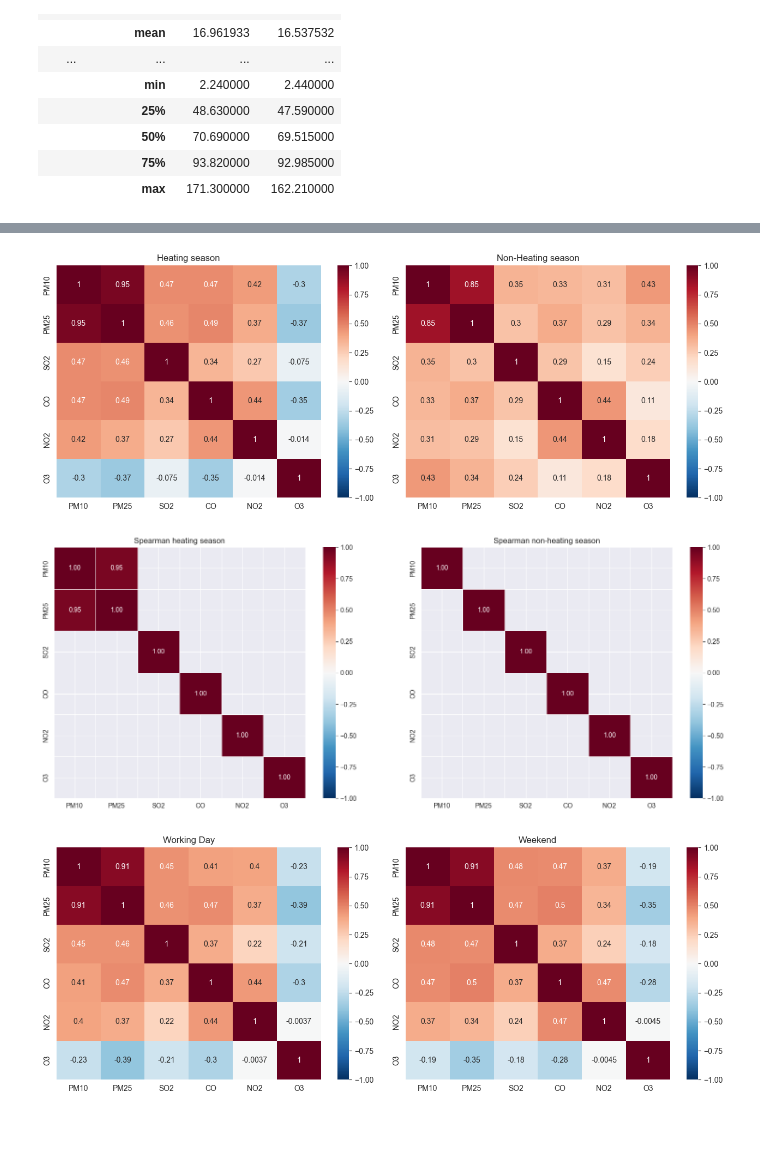
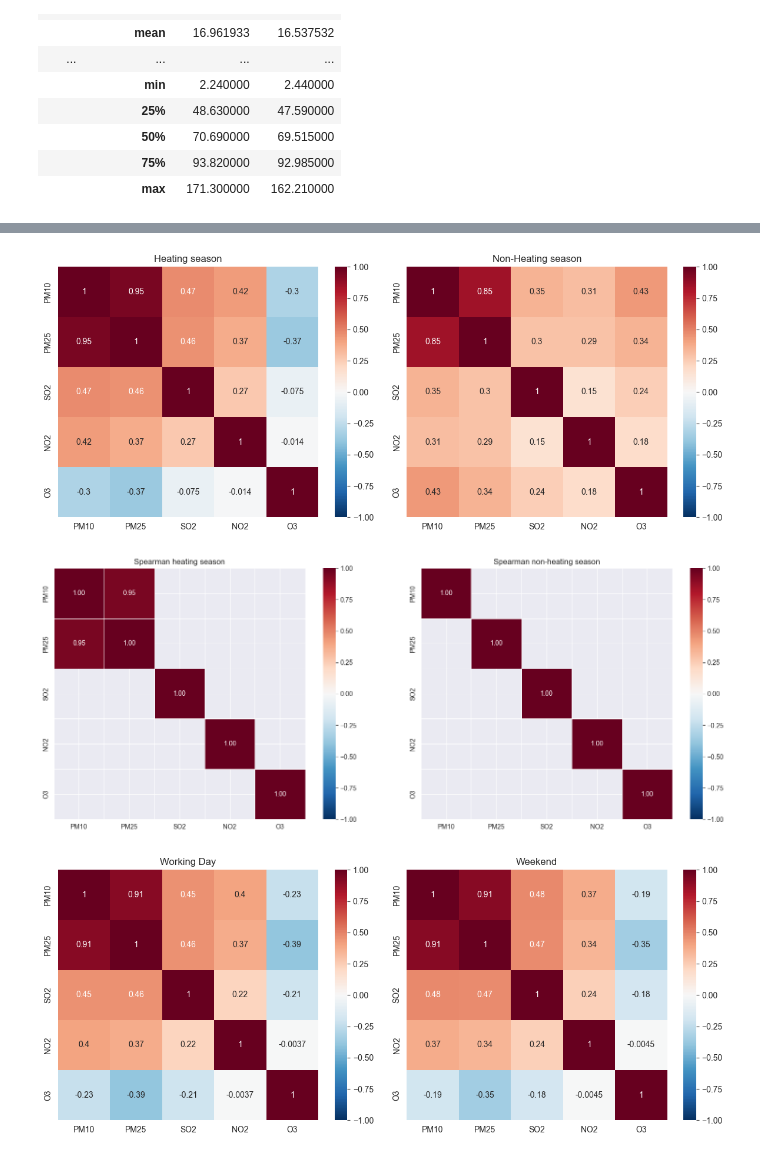
Before and after one commit to OlaHodera/Predictive-modeling-of-air-pollution-indicators-, a Jupyter notebook: EDA_of_gios.ipynb, the cells around one changed output, grey strips where cells are left out. Saved outputs shown, nothing was run; the diff lists cells and outputs as text; code cells hidden in the pictures; blank space fills up the shorter version.

```diff
--- a/EDA_of_gios.ipynb
+++ b/EDA_of_gios.ipynb
@@ -122,5 +80,5 @@ Total: 398
 # %%
-POLLUTANTS = ["PM10", "PM25", "SO2", "CO", "NO2", "O3"]
+POLLUTANTS = ["PM10", "PM25", "SO2", "NO2", "O3"]
 # %%
 missing_corr = df[POLLUTANTS].isnull().corr()
 mask = np.triu(np.ones_like(missing_corr, dtype=bool))
@@ -499,19 +453,19 @@ df_weekday = df[df['Working_day'] == 'working-day']
 # %%
 corr_heating = df_heating[POLLUTANTS].corr(method='spearman')
 corr_non_heating = df_non_heating[POLLUTANTS].corr(method='spearman')
 
-fig, ax = plt.subplots(nrows=1, ncols=2, figsize=(13, 5))
+fig, ax = plt.subplots(nrows=1, ncols=2, figsize=(12, 5))
 
 sns.heatmap(corr_heating, annot=True, vmin=-1, vmax=1, cmap="RdBu_r", center=0, ax=ax[0])
 ax[0].set_title('Heating season')
 
 sns.heatmap(corr_non_heating, annot=True, vmin=-1, vmax=1, cmap="RdBu_r", center=0, ax=ax[1])
 ax[1].set_title('Non-Heating season')
 
 plt.tight_layout()
 plt.show()
 # %% [output]
-[figure, old version]
+[figure, new version]
 # %%
 r_df_h = df_heating[POLLUTANTS].corr(method='spearman')
 r_df_nh = df_non_heating[POLLUTANTS].corr(method='spearman')
@@ -535,12 +489,12 @@ axes[1].set_title('Spearman non-heating season')
 plt.tight_layout()
 plt.show()
 # %% [output]
-[figure, old version]
+[figure, new version]
 # %%
 corr_working_day = df_weekday[POLLUTANTS].corr(method='spearman')
 corr_weekend = df_weekend[POLLUTANTS].corr(method='spearman')
 
-fig, ax = plt.subplots(nrows=1, ncols=2, figsize=(13, 5))
+fig, ax = plt.subplots(nrows=1, ncols=2, figsize=(12, 5))
 
 sns.heatmap(corr_working_day, annot=True, vmin=-1, vmax=1, cmap="RdBu_r", center=0, ax=ax[0])
 ax[0].set_title('Working Day')
@@ -551,7 +505,7 @@ ax[1].set_title('Weekend')
 plt.tight_layout()
 plt.show()
 # %% [output]
-[figure, old version]
+[figure, new version]
 # %%
 r_df_work = df_weekday[POLLUTANTS].corr(method='spearman')
 r_df_weekend = df_weekend[POLLUTANTS].corr(method='spearman')
```
Also changed, not shown: parts of 18 cells of this notebook, 5 other files.
